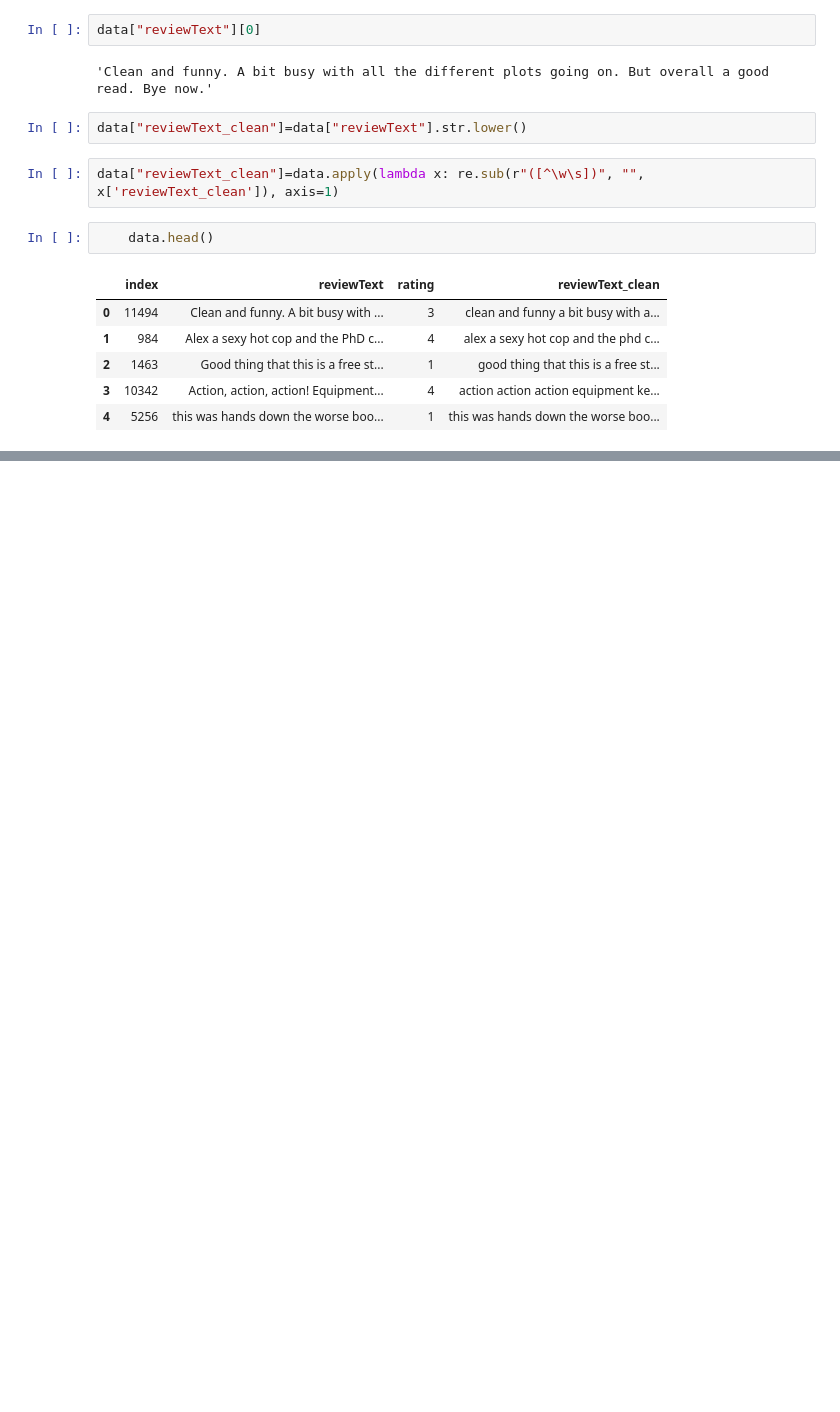
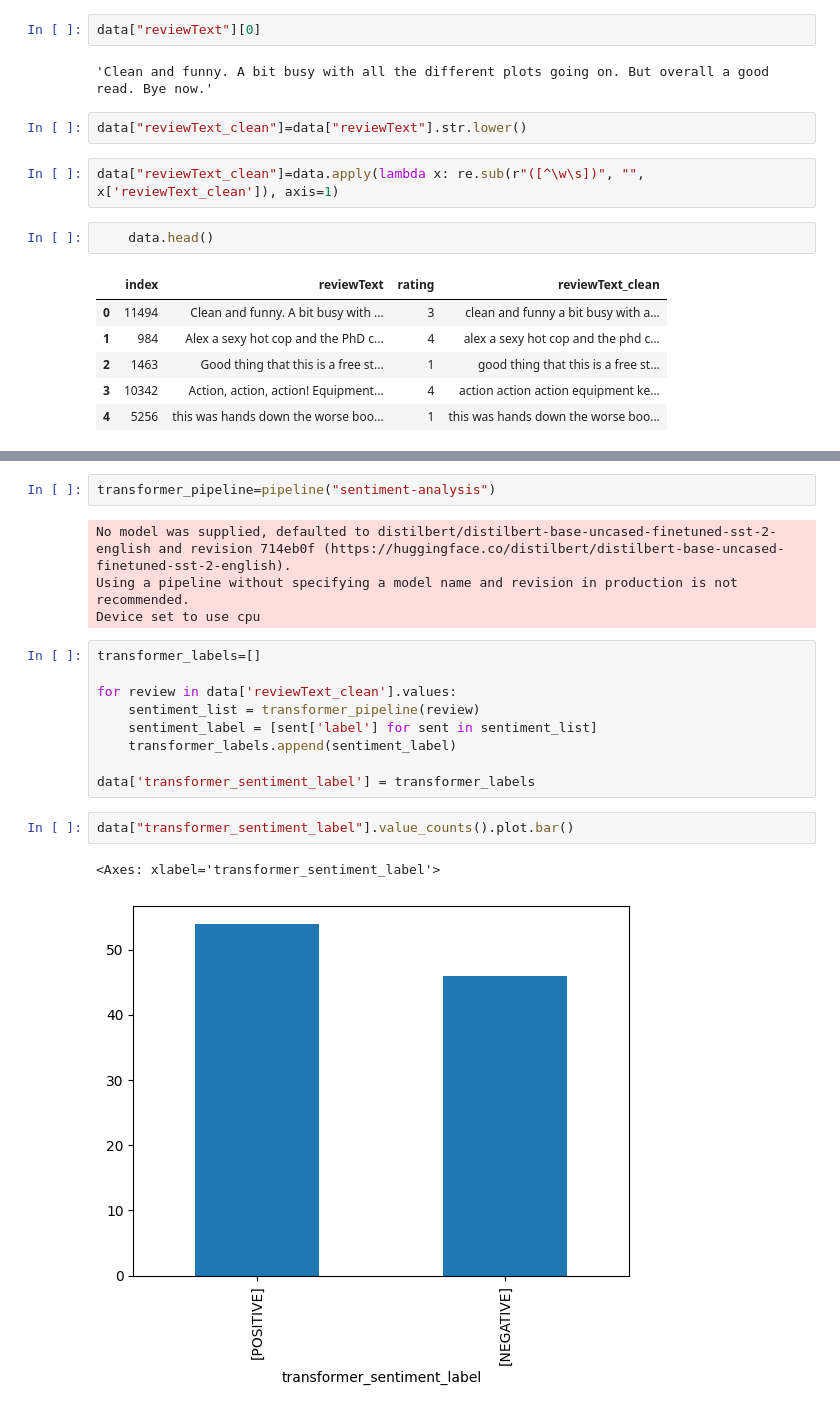
Before and after one commit to Shreyas5347/AI-ML, a Jupyter notebook: NLP/practical3.ipynb, the cells around one changed output, grey strips where cells are left out. Saved outputs shown, nothing was run; the diff lists cells and outputs as text; blank space fills up the shorter version.

```diff
--- a/NLP/practical3.ipynb
+++ b/NLP/practical3.ipynb
@@ -54,0 +70,20 @@ data["reviewText_clean"]=data.apply(lambda x: re.sub(r"([^\w\s])", "", x['review
+# %%
+transformer_pipeline=pipeline("sentiment-analysis")
+# %% [output]
+No model was supplied, defaulted to distilbert/distilbert-base-uncased-finetuned-sst-2-english and revision 714eb0f (https://huggingface.co/distilbert/distilbert-base-uncased-finetuned-sst-2-english).
+Using a pipeline without specifying a model name and revision in production is not recommended.
+Device set to use cpu
+# %%
+transformer_labels=[]
+
+for review in data['reviewText_clean'].values:
+    sentiment_list = transformer_pipeline(review)
+    sentiment_label = [sent['label'] for sent in sentiment_list]
+    transformer_labels.append(sentiment_label)
+
+data['transformer_sentiment_label'] = transformer_labels
+# %%
+data["transformer_sentiment_label"].value_counts().plot.bar()
+# %% [output]
+<Axes: xlabel='transformer_sentiment_label'>
+[figure, added]
```
Also changed, not shown: parts of 5 cells of this notebook.
